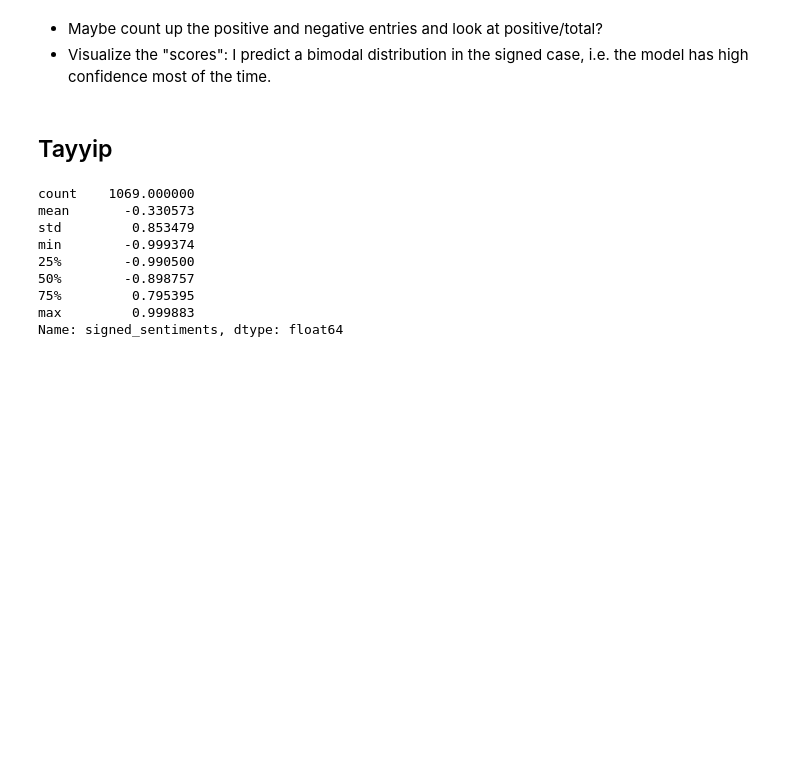
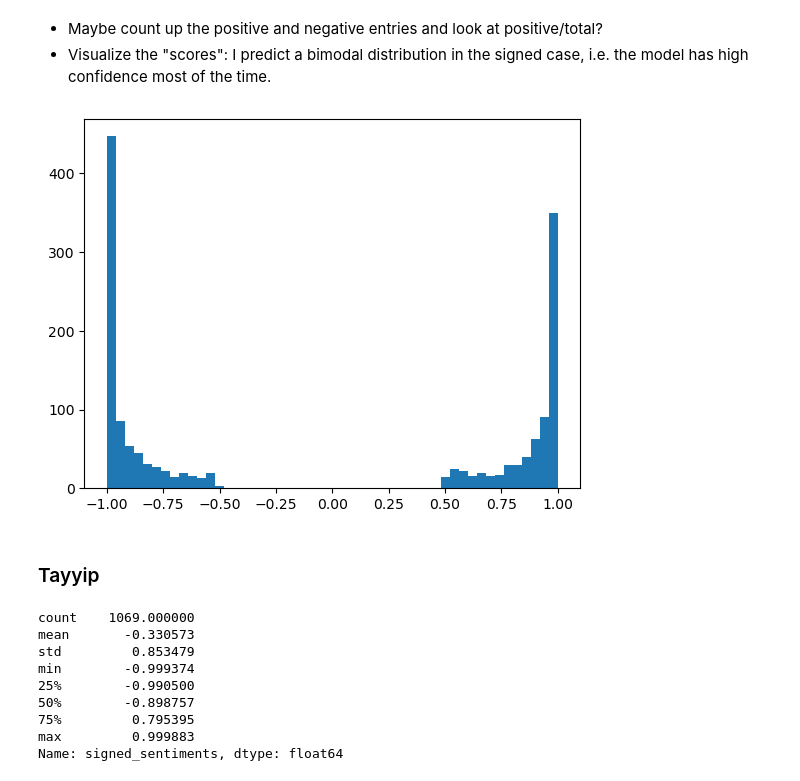
Before and after one commit to beratcabuk/secim2023, a Jupyter notebook: election_BERTurk_eksisozluk.ipynb, the cells around one changed output. Drawn from its saved outputs; the diff is of its cells as text; code cells hidden in the pictures; blank space fills up the shorter version.

```diff
--- a/election_BERTurk_eksisozluk.ipynb
+++ b/election_BERTurk_eksisozluk.ipynb
@@ -158,7 +160,13 @@ Name: count, dtype: int64
 # %% [markdown]
 - Maybe count up the positive and negative entries and look at positive/total?
 - Visualize the "scores": I predict a bimodal distribution in the signed case, i.e. the model has high confidence most of the time.
+# %%
+fig, ax = plt.subplots()
+ax.hist(kilicdar_signed_sentiments["signed_sentiments"], bins=50)
+plt.show()
+# %% [output]
+[figure, added]
 # %% [markdown]
-## Tayyip
+### Tayyip
 # %%
 #Page 6917 corresponds to entries written on May 1
```
Also changed, not shown: parts of 32 cells of this notebook, 2 other files.
